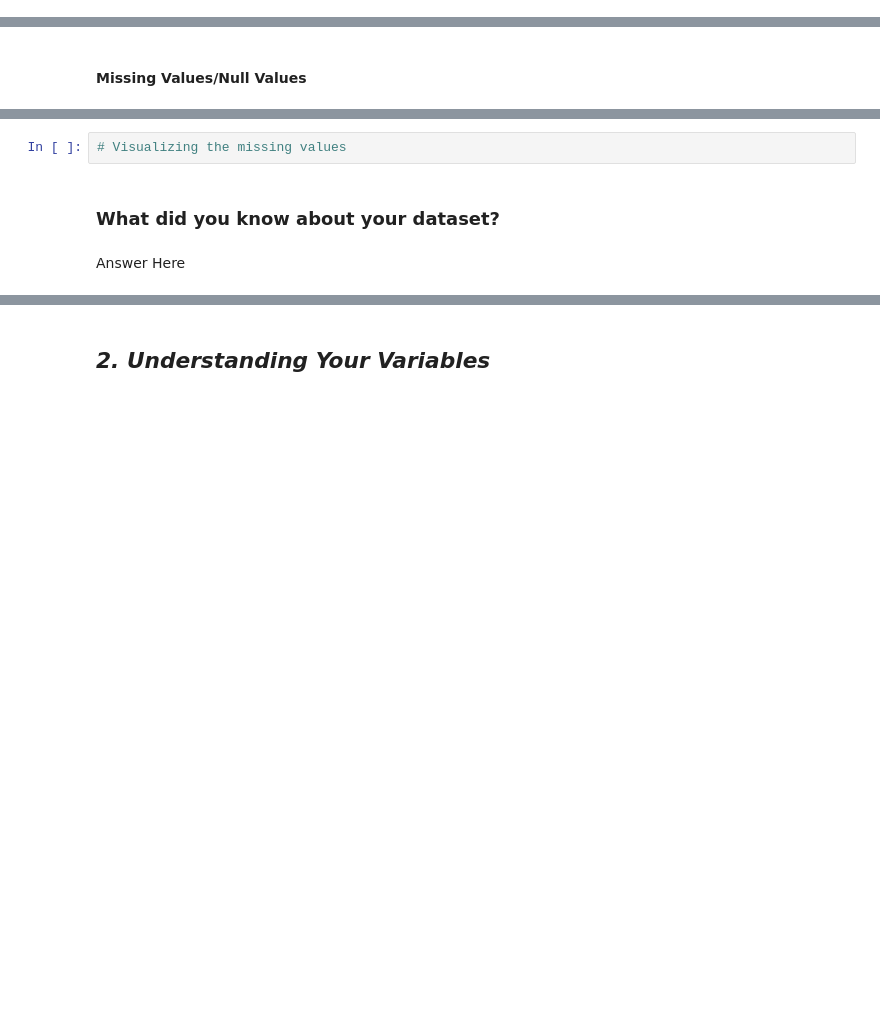
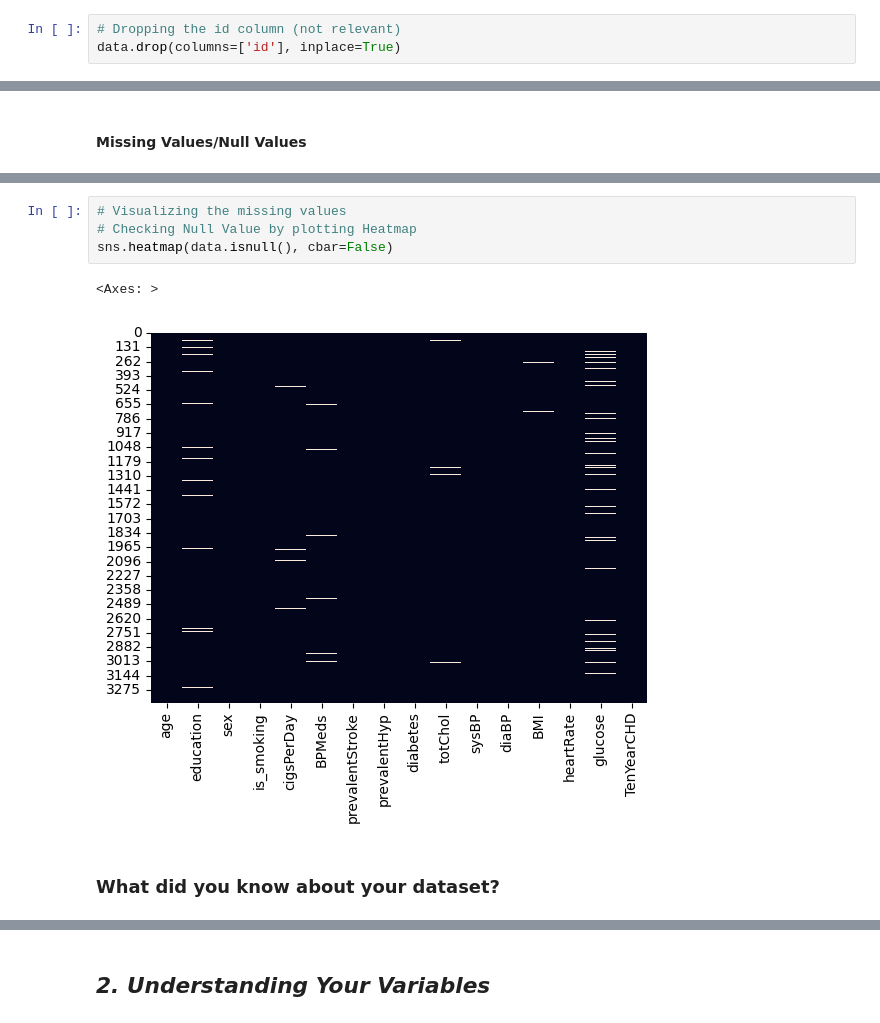
Before and after one commit to Apaulgithub/Cardiovascular_Risk_Prediction, a Jupyter notebook: ML_Cardiovascular_Risk_Prediction_(Classification).ipynb, the cells around one changed output, grey strips where cells are left out. Saved outputs shown, nothing was run; the diff lists cells and outputs as text; blank space fills up the shorter version.

Commit message:
Day 2 : Data Wrangling + Start EDA

```diff
--- a/ML_Cardiovascular_Risk_Prediction_(Classification).ipynb
+++ b/ML_Cardiovascular_Risk_Prediction_(Classification).ipynb
@@ -151,5 +156,8 @@ data.tail()
 | 3387 | 3387 | 44 | 3.0 | M | YES | 3.0 | 0.0 | 0 | 1 | ... |
 | 3388 | 3388 | 60 | 1.0 | M | NO | 0.0 | NaN | 0 | 1 | ... |
 | 3389 | 3389 | 54 | 3.0 | F | NO | 0.0 | 0.0 | 0 | 0 | ... |
+# %%
+# Dropping the id column (not relevant)
+data.drop(columns=['id'], inplace=True)
 # %% [markdown]
 ### Dataset Rows & Columns count
@@ -170,6 +226,9 @@ data.tail()
 # %%
 # Visualizing the missing values
+# Checking Null Value by plotting Heatmap
+sns.heatmap(data.isnull(), cbar=False)
+# %% [output]
+<Axes: >
+[figure, added]
 # %% [markdown]
 ### What did you know about your dataset?
-# %% [markdown]
-Answer Here
```
Also changed, not shown: parts of 61 cells of this notebook.
